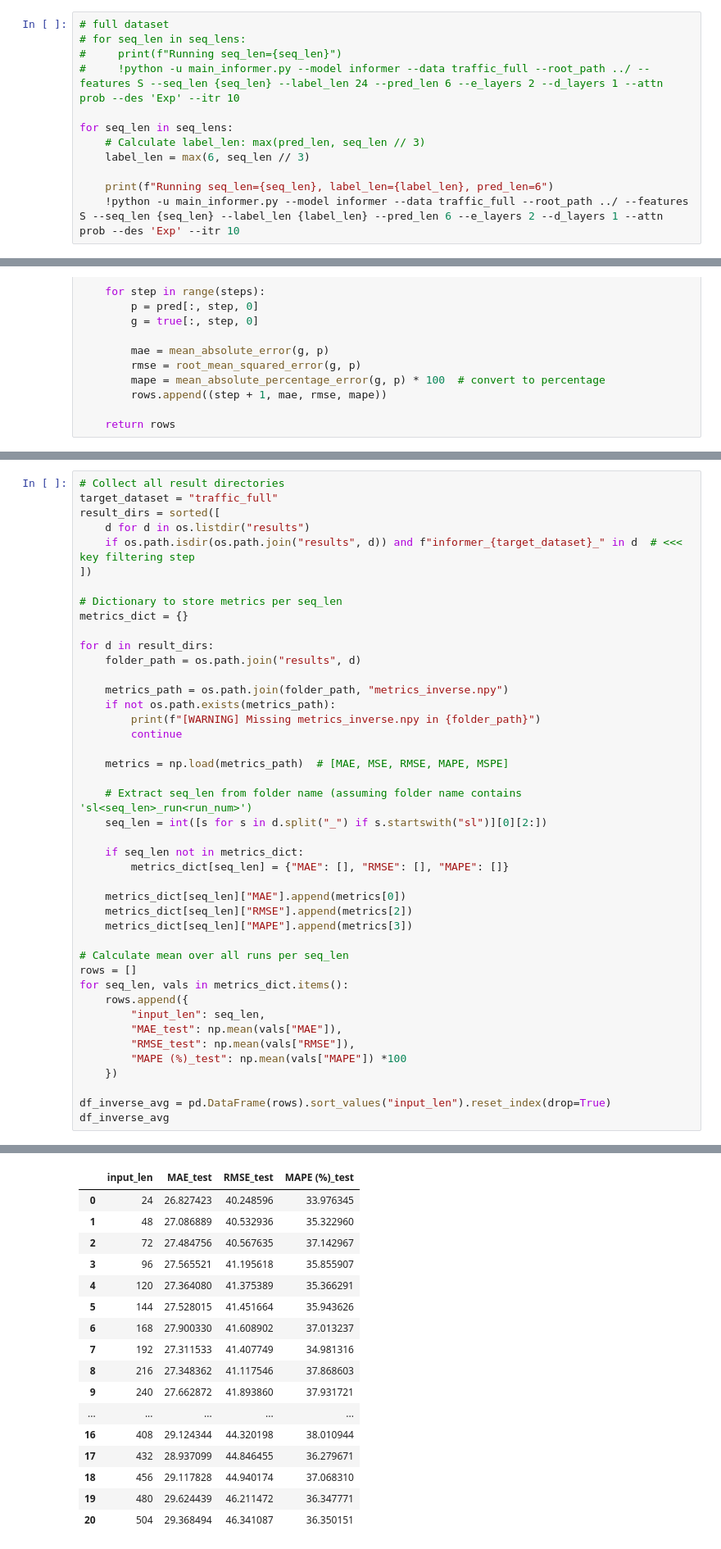
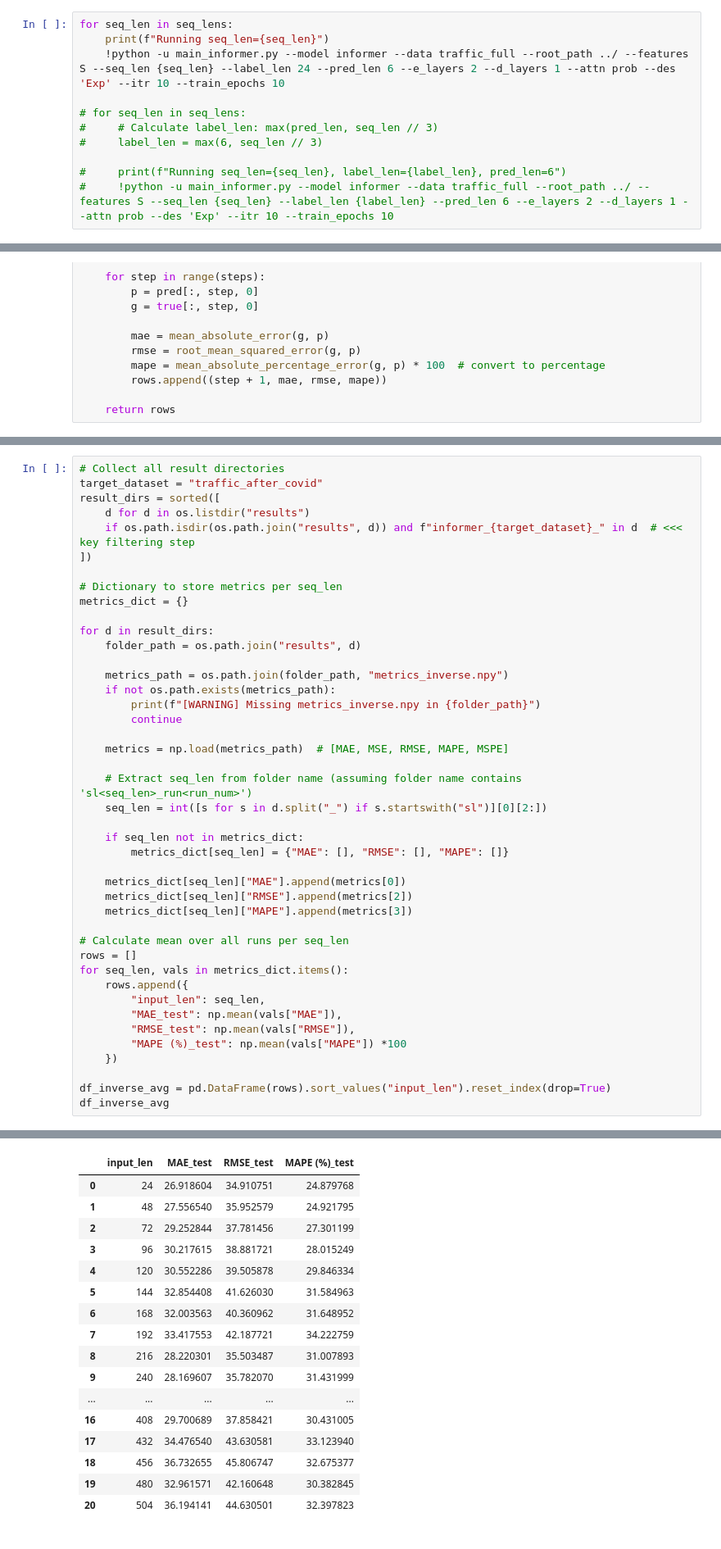
Before and after one commit to YueLi-0816/traffic_prediction, a Jupyter notebook: informer_final.ipynb, the cells around one changed output, grey strips where cells are left out. Shown: that part at 82% size. Drawn from its saved outputs; the diff is of its cells as text.

```diff
--- a/informer_final.ipynb
+++ b/informer_final.ipynb
@@ -105,15 +108,14 @@ print(seq_lens)
 # %%
-# full dataset
+for seq_len in seq_lens:
+    print(f"Running seq_len={seq_len}")
+    !python -u main_informer.py --model informer --data traffic_full --root_path ../ --features S --seq_len {seq_len} --label_len 24 --pred_len 6 --e_layers 2 --d_layers 1 --attn prob --des 'Exp' --itr 10 --train_epochs 10
+
 # for seq_len in seq_lens:
-#     print(f"Running seq_len={seq_len}")
-#     !python -u main_informer.py --model informer --data traffic_full --root_path ../ --features S --seq_len {seq_len} --label_len 24 --pred_len 6 --e_layers 2 --d_layers 1 --attn prob --des 'Exp' --itr 10
+#     # Calculate label_len: max(pred_len, seq_len // 3)
+#     label_len = max(6, seq_len // 3)
 
-for seq_len in seq_lens:
-    # Calculate label_len: max(pred_len, seq_len // 3)
-    label_len = max(6, seq_len // 3)
-
-    print(f"Running seq_len={seq_len}, label_len={label_len}, pred_len=6")
-    !python -u main_informer.py --model informer --data traffic_full --root_path ../ --features S --seq_len {seq_len} --label_len {label_len} --pred_len 6 --e_layers 2 --d_layers 1 --attn prob --des 'Exp' --itr 10
+#     print(f"Running seq_len={seq_len}, label_len={label_len}, pred_len=6")
+#     !python -u main_informer.py --model informer --data traffic_full --root_path ../ --features S --seq_len {seq_len} --label_len {label_len} --pred_len 6 --e_layers 2 --d_layers 1 --attn prob --des 'Exp' --itr 10 --train_epochs 10
 # %% [output]
 Running seq_len=24
 Args in experiment:
@@ -293,6 +358,6 @@ avg_by_seq
 # %%
 # Collect all result directories
-target_dataset = "traffic_full"
+target_dataset = "traffic_after_covid"
 result_dirs = sorted([
     d for d in os.listdir("results")
     if os.path.isdir(os.path.join("results", d)) and f"informer_{target_dataset}_" in d  # <<< key filtering step
@@ -338,17 +402,17 @@ df_inverse_avg
 |  | input_len | MAE_test | RMSE_test | MAPE (%)_test |
-| 0 | 24 | 26.827423 | 40.248596 | 33.976345 |
-| 1 | 48 | 27.086889 | 40.532936 | 35.322960 |
-| 2 | 72 | 27.484756 | 40.567635 | 37.142967 |
-| 3 | 96 | 27.565521 | 41.195618 | 35.855907 |
-| 4 | 120 | 27.364080 | 41.375389 | 35.366291 |
-| 5 | 144 | 27.528015 | 41.451664 | 35.943626 |
-| 6 | 168 | 27.900330 | 41.608902 | 37.013237 |
-| 7 | 192 | 27.311533 | 41.407749 | 34.981316 |
-| 8 | 216 | 27.348362 | 41.117546 | 37.868603 |
-| 9 | 240 | 27.662872 | 41.893860 | 37.931721 |
+| 0 | 24 | 26.918604 | 34.910751 | 24.879768 |
+| 1 | 48 | 27.556540 | 35.952579 | 24.921795 |
+| 2 | 72 | 29.252844 | 37.781456 | 27.301199 |
+| 3 | 96 | 30.217615 | 38.881721 | 28.015249 |
+| 4 | 120 | 30.552286 | 39.505878 | 29.846334 |
+| 5 | 144 | 32.854408 | 41.626030 | 31.584963 |
+| 6 | 168 | 32.003563 | 40.360962 | 31.648952 |
+| 7 | 192 | 33.417553 | 42.187721 | 34.222759 |
+| 8 | 216 | 28.220301 | 35.503487 | 31.007893 |
+| 9 | 240 | 28.169607 | 35.782070 | 31.431999 |
 | ... | ... | ... | ... | ... |
-| 16 | 408 | 29.124344 | 44.320198 | 38.010944 |
-| 17 | 432 | 28.937099 | 44.846455 | 36.279671 |
-| 18 | 456 | 29.117828 | 44.940174 | 37.068310 |
-| 19 | 480 | 29.624439 | 46.211472 | 36.347771 |
-| 20 | 504 | 29.368494 | 46.341087 | 36.350151 |
+| 16 | 408 | 29.700689 | 37.858421 | 30.431005 |
+| 17 | 432 | 34.476540 | 43.630581 | 33.123940 |
+| 18 | 456 | 36.732655 | 45.806747 | 32.675377 |
+| 19 | 480 | 32.961571 | 42.160648 | 30.382845 |
+| 20 | 504 | 36.194141 | 44.630501 | 32.397823 |
```
Also changed, not shown: parts of 27 cells of this notebook.
